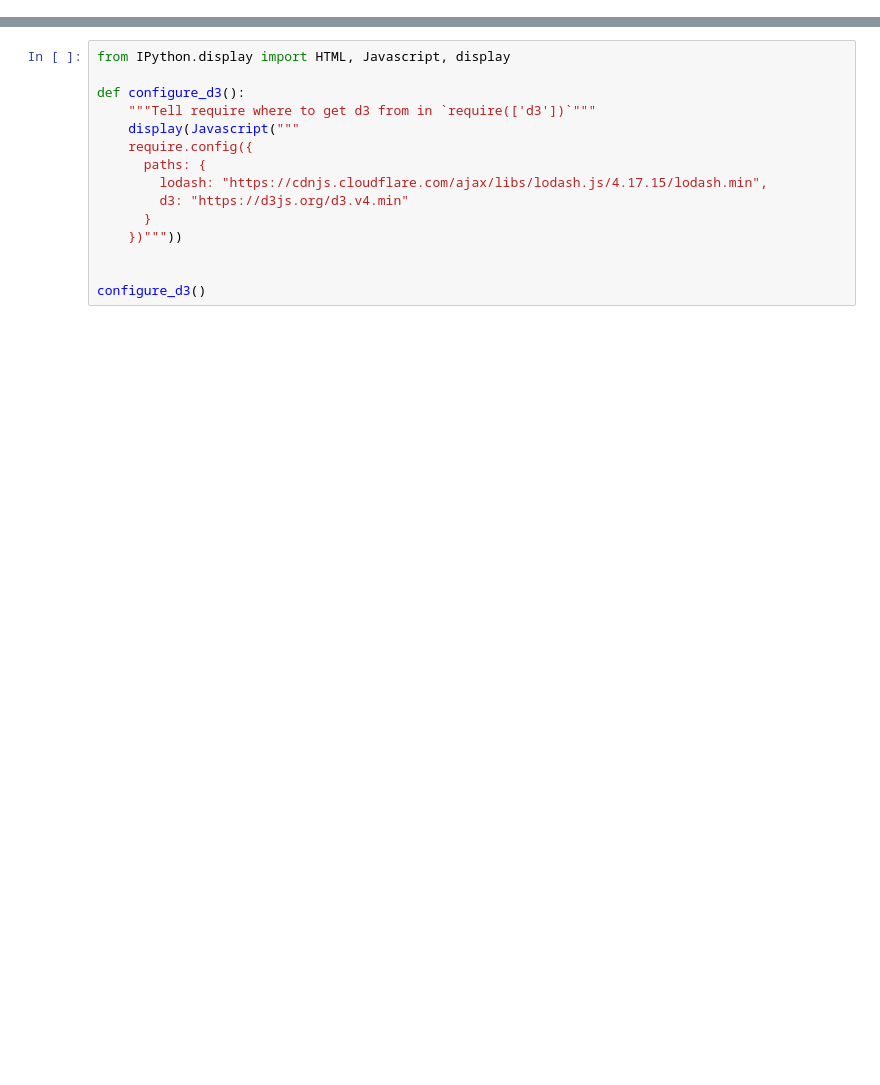
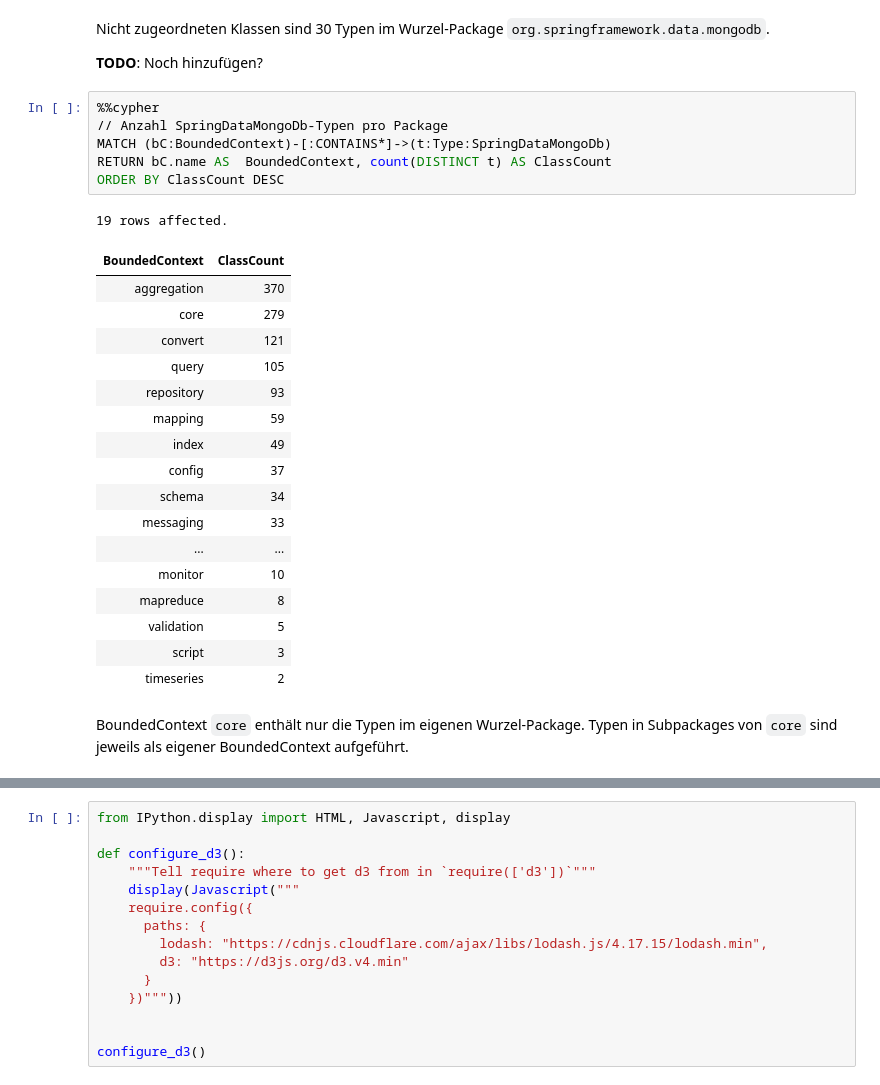
Before and after one commit to softvis-research/expert-analysis, a Jupyter notebook: 0-fachliche-komponenten.ipynb, the cells around one changed output, grey strips where cells are left out. Cells and saved outputs as stored; diff of their text form; blank space fills up the shorter version.

```diff
--- a/0-fachliche-komponenten.ipynb
+++ b/0-fachliche-komponenten.ipynb
@@ -7,0 +267,31 @@ from IPython.core.display import display, HTML
+# %% [markdown]
+Nicht zugeordneten Klassen sind 30 Typen im Wurzel-Package `org.springframework.data.mongodb`.
+
+**TODO**: Noch hinzufügen?
+# %%
+%%cypher
+// Anzahl SpringDataMongoDb-Typen pro Package
+MATCH (bC:BoundedContext)-[:CONTAINS*]->(t:Type:SpringDataMongoDb)
+RETURN bC.name AS  BoundedContext, count(DISTINCT t) AS ClassCount
+ORDER BY ClassCount DESC
+# %% [output]
+19 rows affected.
+| BoundedContext | ClassCount |
+| aggregation | 370 |
+| core | 279 |
+| convert | 121 |
+| query | 105 |
+| repository | 93 |
+| mapping | 59 |
+| index | 49 |
+| config | 37 |
+| schema | 34 |
+| messaging | 33 |
+| ... | ... |
+| monitor | 10 |
+| mapreduce | 8 |
+| validation | 5 |
+| script | 3 |
+| timeseries | 2 |
+# %% [markdown]
+BoundedContext `core` enthält nur die Typen im eigenen Wurzel-Package. Typen in Subpackages von `core` sind jeweils als eigener BoundedContext aufgeführt.
```
Also changed, not shown: parts of 57 cells of this notebook.
